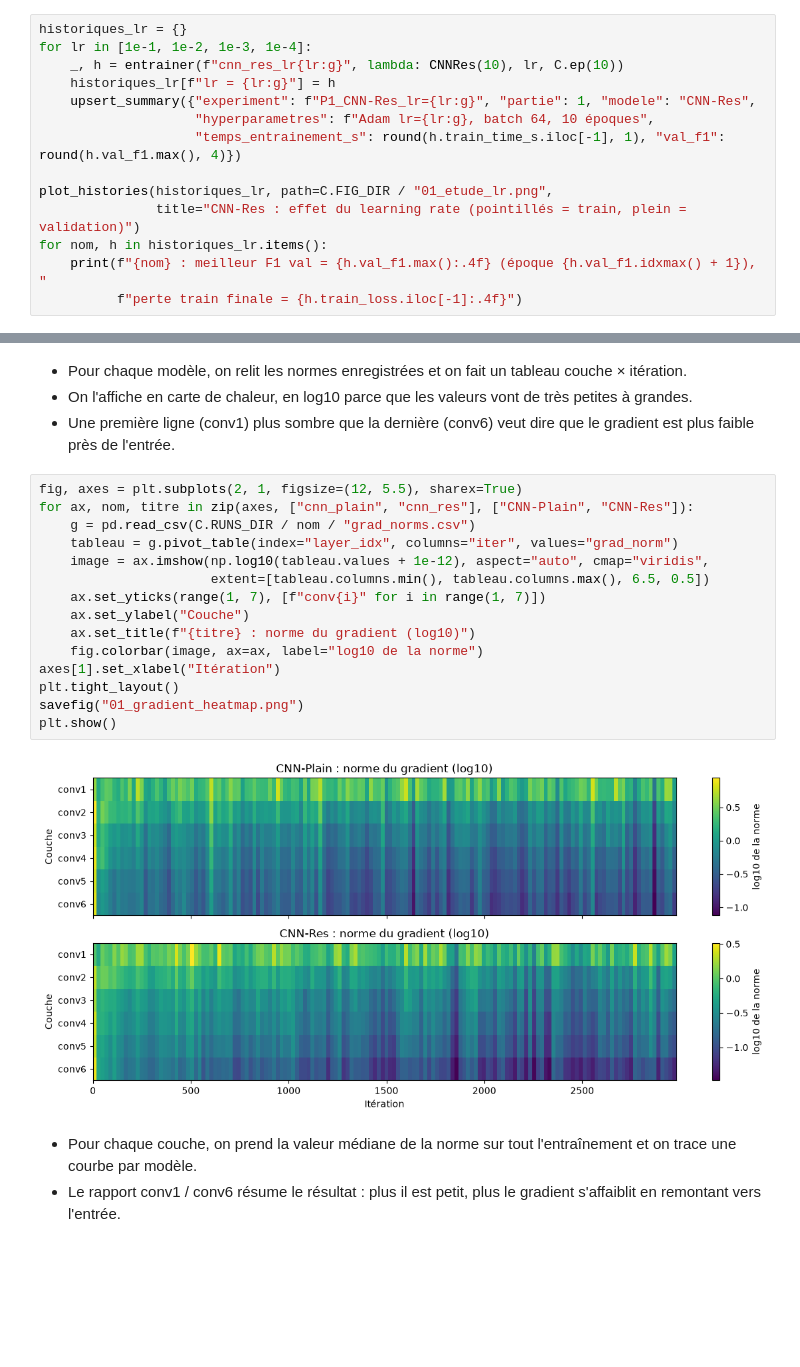
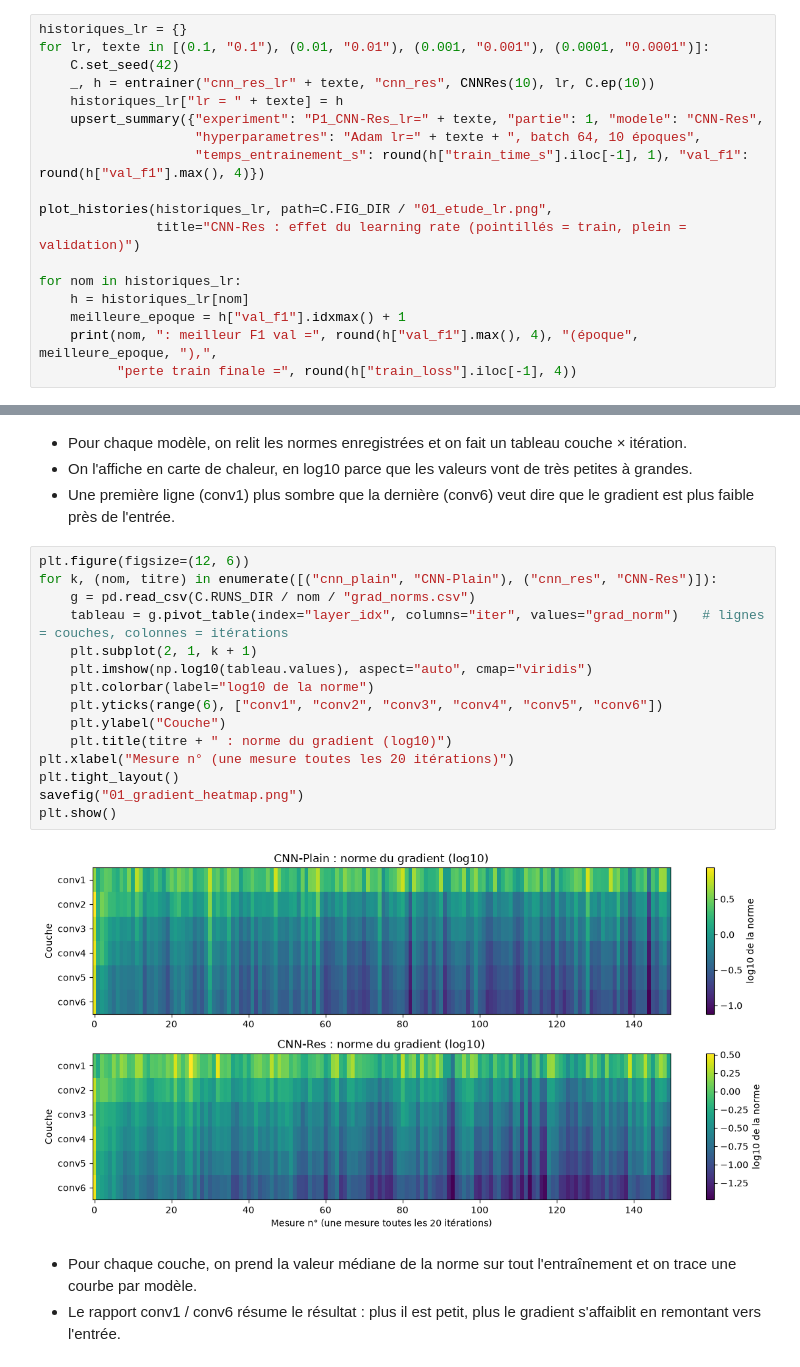
Before and after one commit to jiemCode/diagno-culture, a Jupyter notebook: notebooks/01_cnn_from_scratch.ipynb, the cells around one changed output, grey strips where cells are left out. Saved outputs shown, nothing was run; the diff lists cells and outputs as text; blank space fills up the shorter version.

```diff
--- a/notebooks/01_cnn_from_scratch.ipynb
+++ b/notebooks/01_cnn_from_scratch.ipynb
@@ -228,16 +217,20 @@ On reprend la grille du tp1 (exo 5) : CNN-Res avec 4 learning rates, 0,1, 0,01,
 - On superpose les courbes des 4 essais, puis on affiche le meilleur F1 de validation de chacun.
 # %%
 historiques_lr = {}
-for lr in [1e-1, 1e-2, 1e-3, 1e-4]:
-    _, h = entrainer(f"cnn_res_lr{lr:g}", lambda: CNNRes(10), lr, C.ep(10))
-    historiques_lr[f"lr = {lr:g}"] = h
-    upsert_summary({"experiment": f"P1_CNN-Res_lr={lr:g}", "partie": 1, "modele": "CNN-Res",
-                    "hyperparametres": f"Adam lr={lr:g}, batch 64, 10 époques",
-                    "temps_entrainement_s": round(h.train_time_s.iloc[-1], 1), "val_f1": round(h.val_f1.max(), 4)})
+for lr, texte in [(0.1, "0.1"), (0.01, "0.01"), (0.001, "0.001"), (0.0001, "0.0001")]:
+    C.set_seed(42)
+    _, h = entrainer("cnn_res_lr" + texte, "cnn_res", CNNRes(10), lr, C.ep(10))
+    historiques_lr["lr = " + texte] = h
+    upsert_summary({"experiment": "P1_CNN-Res_lr=" + texte, "partie": 1, "modele": "CNN-Res",
+                    "hyperparametres": "Adam lr=" + texte + ", batch 64, 10 époques",
+                    "temps_entrainement_s": round(h["train_time_s"].iloc[-1], 1), "val_f1": round(h["val_f1"].max(), 4)})
 
 plot_histories(historiques_lr, path=C.FIG_DIR / "01_etude_lr.png",
                title="CNN-Res : effet du learning rate (pointillés = train, plein = validation)")
-for nom, h in historiques_lr.items():
-    print(f"{nom} : meilleur F1 val = {h.val_f1.max():.4f} (époque {h.val_f1.idxmax() + 1}), "
-          f"perte train finale = {h.train_loss.iloc[-1]:.4f}")
+
+for nom in historiques_lr:
+    h = historiques_lr[nom]
+    meilleure_epoque = h["val_f1"].idxmax() + 1
+    print(nom, ": meilleur F1 val =", round(h["val_f1"].max(), 4), "(époque", meilleure_epoque, "),",
+          "perte train finale =", round(h["train_loss"].iloc[-1], 4))
 # %% [output]
@@ -280,22 +264,22 @@ Dans un bloc résiduel, $y = F(x) + x$, donc $\frac{\partial y}{\partial x} = \f
 - On l'affiche en carte de chaleur, en log10 parce que les valeurs vont de très petites à grandes.
 - Une première ligne (conv1) plus sombre que la dernière (conv6) veut dire que le gradient est plus faible près de l'entrée.
 # %%
-fig, axes = plt.subplots(2, 1, figsize=(12, 5.5), sharex=True)
-for ax, nom, titre in zip(axes, ["cnn_plain", "cnn_res"], ["CNN-Plain", "CNN-Res"]):
+plt.figure(figsize=(12, 6))
+for k, (nom, titre) in enumerate([("cnn_plain", "CNN-Plain"), ("cnn_res", "CNN-Res")]):
     g = pd.read_csv(C.RUNS_DIR / nom / "grad_norms.csv")
-    tableau = g.pivot_table(index="layer_idx", columns="iter", values="grad_norm")
-    image = ax.imshow(np.log10(tableau.values + 1e-12), aspect="auto", cmap="viridis",
-                      extent=[tableau.columns.min(), tableau.columns.max(), 6.5, 0.5])
-    ax.set_yticks(range(1, 7), [f"conv{i}" for i in range(1, 7)])
-    ax.set_ylabel("Couche")
-    ax.set_title(f"{titre} : norme du gradient (log10)")
-    fig.colorbar(image, ax=ax, label="log10 de la norme")
-axes[1].set_xlabel("Itération")
+    tableau = g.pivot_table(index="layer_idx", columns="iter", values="grad_norm")   # lignes = couches, colonnes = itérations
+    plt.subplot(2, 1, k + 1)
+    plt.imshow(np.log10(tableau.values), aspect="auto", cmap="viridis")
+    plt.colorbar(label="log10 de la norme")
+    plt.yticks(range(6), ["conv1", "conv2", "conv3", "conv4", "conv5", "conv6"])
+    plt.ylabel("Couche")
+    plt.title(titre + " : norme du gradient (log10)")
+plt.xlabel("Mesure n° (une mesure toutes les 20 itérations)")
 plt.tight_layout()
 savefig("01_gradient_heatmap.png")
 plt.show()
 # %% [output]
-[figure, old version]
+[figure, new version]
 # %% [markdown]
 - Pour chaque couche, on prend la valeur médiane de la norme sur tout l'entraînement et on trace une courbe par modèle.
 - Le rapport conv1 / conv6 résume le résultat : plus il est petit, plus le gradient s'affaiblit en remontant vers l'entrée.
```
Also changed, not shown: parts of 6 cells of this notebook, 1 other file.
